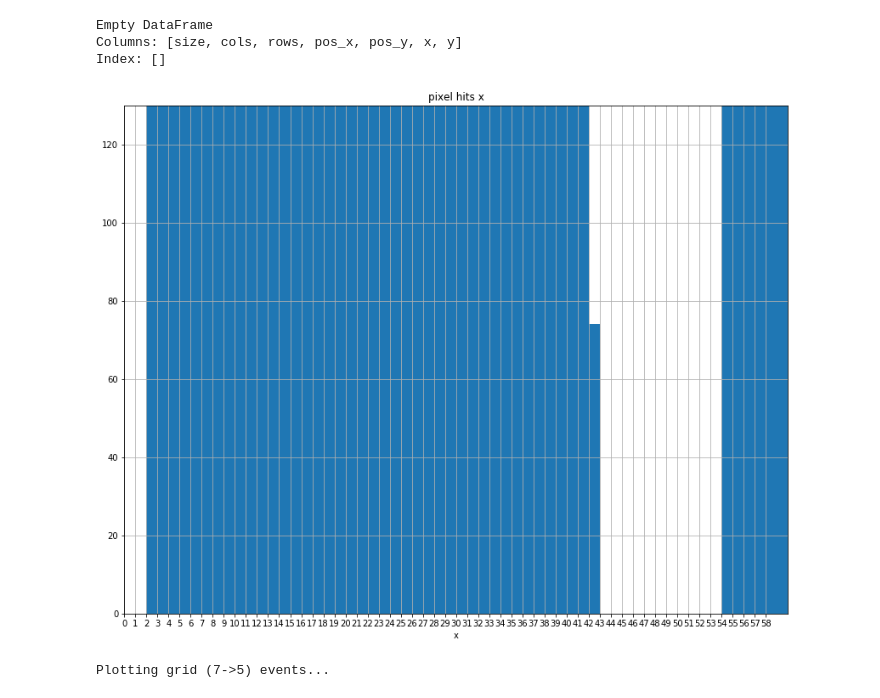
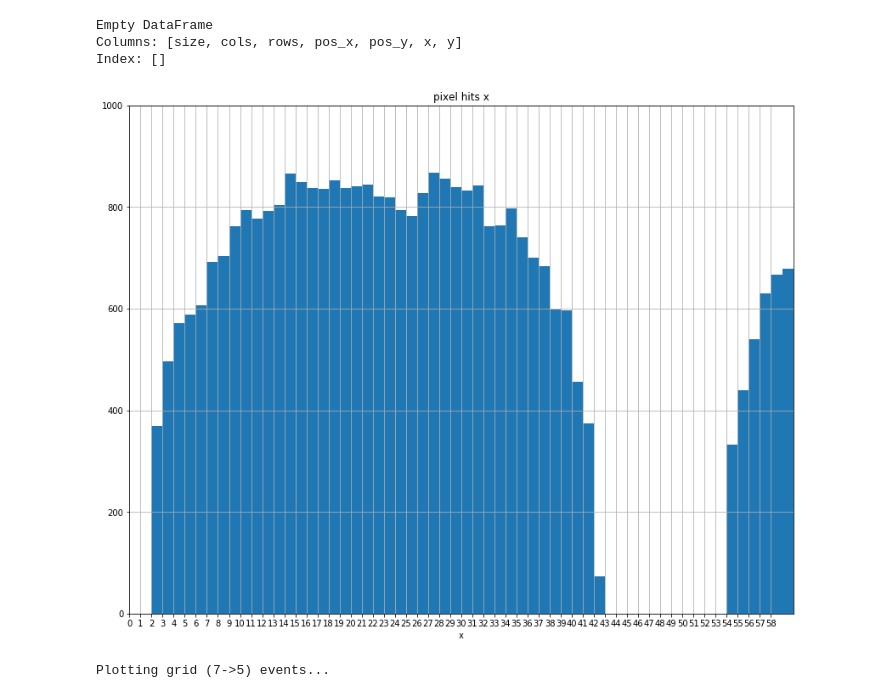
Before and after one commit to mmarchegiani/L1-BrokenClusters, a Jupyter notebook: module_selection.ipynb, the cells around one changed output. Saved outputs shown, nothing was run; the diff lists cells and outputs as text; code cells hidden in the pictures.

```diff
--- a/module_selection.ipynb
+++ b/module_selection.ipynb
@@ -68,16 +68,16 @@ Index: []
 # %%
 fig3 = plt.figure(figsize=(14,11))
 ax3 = fig3.add_subplot(1,1,1)
 ax3.set_xticks(range(last_col.max()))
 ax3.grid(True)
 pixel_hit = df_selected['pos_x'].values + df_selected['x'].values
 plt.hist(pixel_hit, bins=pixel_hit.max()-pixel_hit.min())
-plt.axis([0, 60, 0, 130])
+plt.axis([0, 60, 0, 1000])
 plt.title("pixel hits x")
 plt.xlabel("x")
 plt.show()
 # %% [output]
-[figure, old version]
+[figure, new version]
 # %%
 print("Plotting grid (7->5) events...")
 
```
Also changed, not shown: parts of 4 cells of this notebook.
